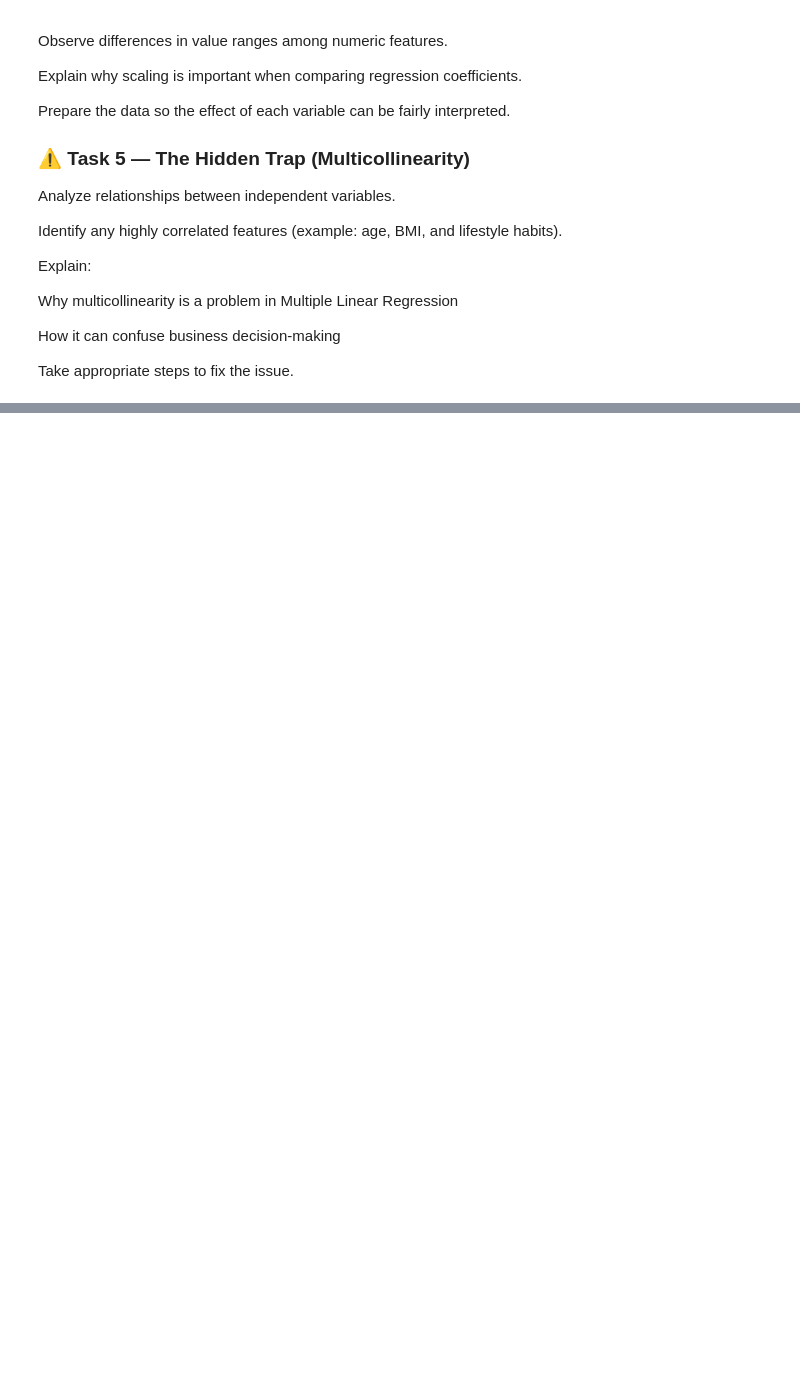
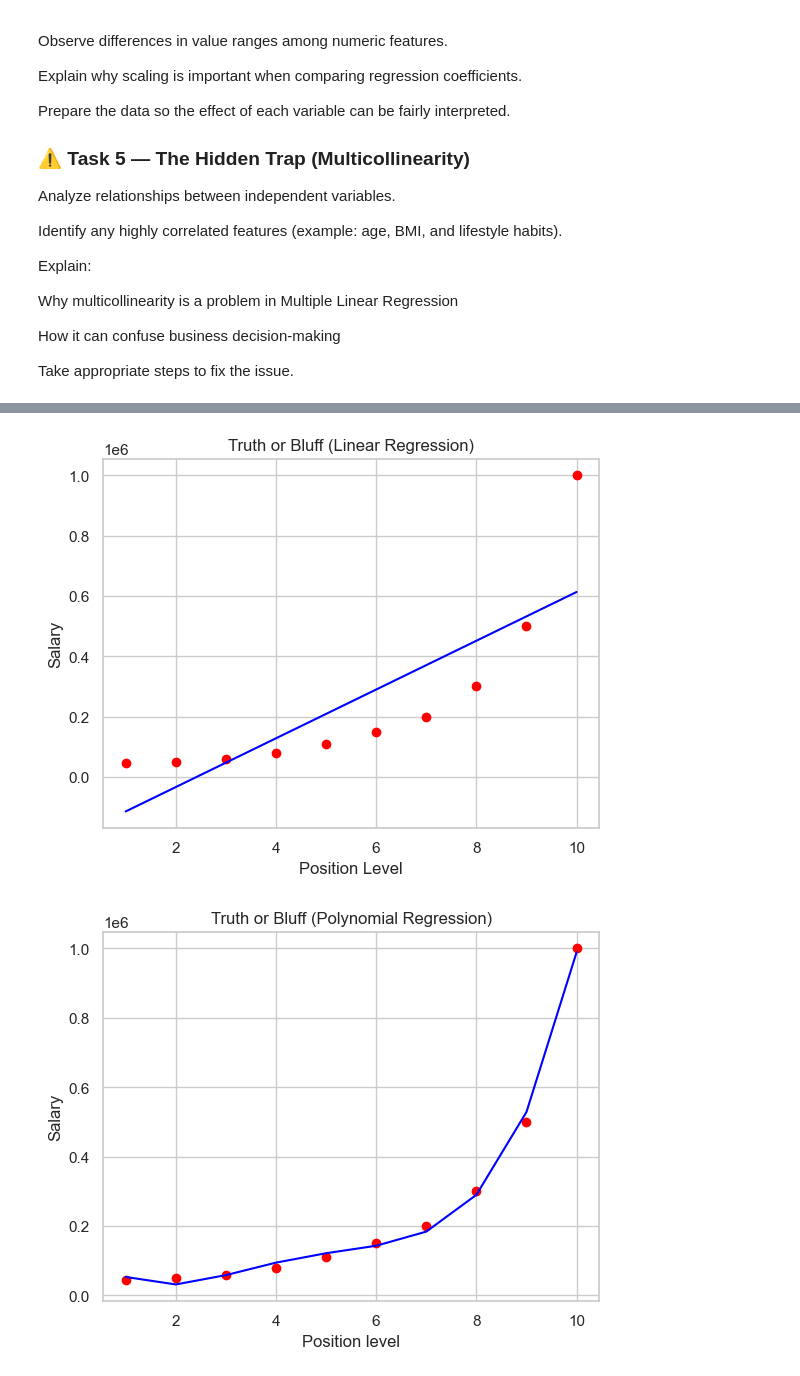
Before and after one commit to Sreeja1306/MachineLearning, a Jupyter notebook: ML.ipynb, the cells around one changed output, grey strips where cells are left out. Saved outputs shown, nothing was run; the diff lists cells and outputs as text; code cells hidden in the pictures; blank space fills up the shorter version.

```diff
--- a/ML.ipynb
+++ b/ML.ipynb
@@ -787,0 +1014,77 @@ Take appropriate steps to fix the issue.
+# %%
+# Importing the libraries
+import numpy as np
+import matplotlib.pyplot as plt
+import pandas as pd
+
+
+# Once mounted, navigate to the folder
+# Example path (adjust based on your structure)
+path = 'Position_Salaries.csv'
+# Importing the dataset
+dataset = pd.read_csv(path)
+
+# Independent variable (Position Level)
+X = dataset.iloc[:, 1:-1].values
+
+# Dependent variable (Salary)
+y = dataset.iloc[:, -1].values
+
+# Display dataset preview
+print("Dataset Preview:")
+print(dataset.head())
+
+
+# Training the Linear Regression model on the whole dataset
+from sklearn.linear_model import LinearRegression
+lin_reg = LinearRegression()
+lin_reg.fit(X, y)
+
+# Training the Polynomial Regression model on the whole dataset
+from sklearn.preprocessing import PolynomialFeatures
+poly_reg = PolynomialFeatures(degree = 4)
+X_poly = poly_reg.fit_transform(X)
+lin_reg_2 = LinearRegression()
+lin_reg_2.fit(X_poly, y)
+
+print("✅ Models Trained Successfully!")
+
+
+# Visualising the Linear Regression results
+plt.scatter(X, y, color = 'red')
+plt.plot(X, lin_reg.predict(X), color = 'blue')
+plt.title('Truth or Bluff (Linear Regression)')
+plt.xlabel('Position Level')
+plt.ylabel('Salary')
+plt.show()
+
+
+# Visualising the Polynomial Regression results
+plt.scatter(X, y, color = 'red')
+plt.plot(X, lin_reg_2.predict(poly_reg.fit_transform(X)), color = 'blue')
+plt.title('Truth or Bluff (Polynomial Regression)')
+plt.xlabel('Position level')
+plt.ylabel('Salary')
+plt.show()
+
+
+# Visualising the Polynomial Regression results (for higher resolution and smoother curve)
+X_grid = np.arange(min(X), max(X), 0.1)
+X_grid = X_grid.reshape((len(X_grid), 1))
+plt.scatter(X, y, color = 'red')
+plt.plot(X_grid, lin_reg_2.predict(poly_reg.fit_transform(X_grid)), color = 'blue')
+plt.title('Truth or Bluff (Polynomial Regression - Smooth Curve)')
+plt.xlabel('Position level')
+plt.ylabel('Salary')
+plt.show()
+
+
+# Predicting a new result with Linear Regression
+linear_prediction = lin_reg.predict([[6.5]])
+print("Linear Regression Prediction for Level 6.5:", linear_prediction)
+
+
+# Predicting a new result with Polynomial Regression
+poly_prediction = lin_reg_2.predict(poly_reg.fit_transform([[6.5]]))
+print("Polynomial Regression Prediction for Level 6.5:", poly_prediction)
+# %% [output]
@@ -787,0 +1099,2 @@ Take appropriate steps to fix the issue.
+[figure, added]
+[figure, added]
```
Also changed, not shown: parts of 3 cells of this notebook, 3 other files.
